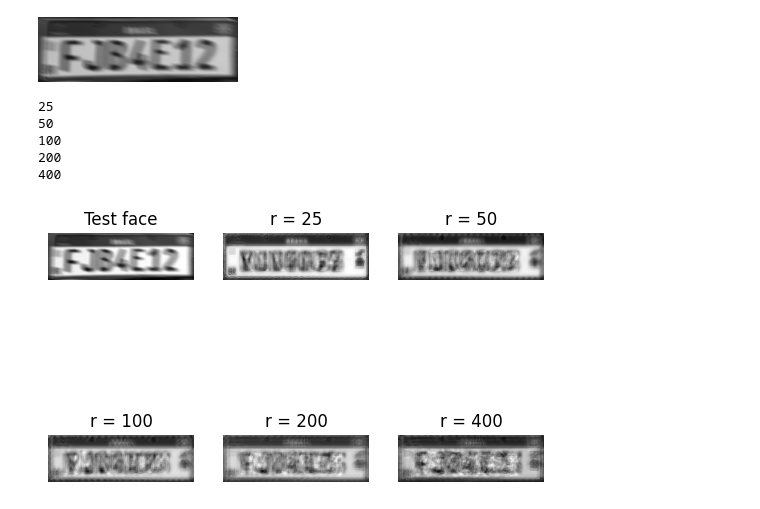
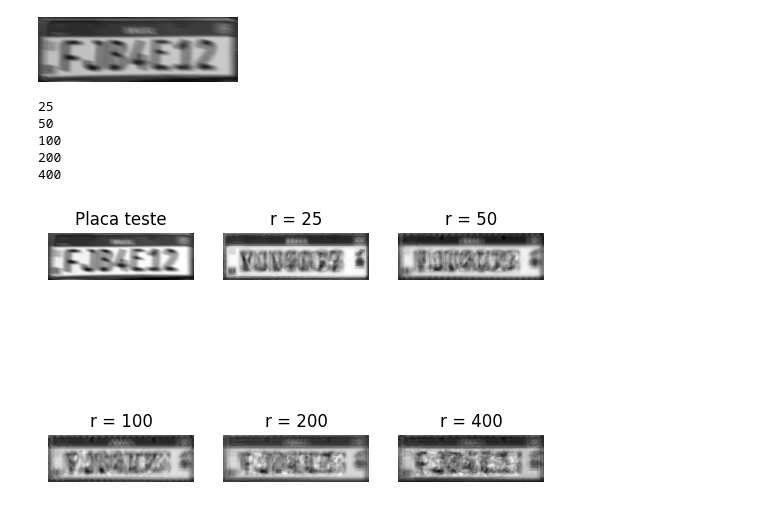
Before and after one commit to Salies/posmac-alcd, a Jupyter notebook: Aula 3 (Condicionamento e PCA)/placas_pca.ipynb, the cells around one changed output. Saved outputs shown, nothing was run; the diff lists cells and outputs as text; code cells hidden in the pictures.

```diff
--- a/Aula 3 (Condicionamento e PCA)/placas_pca.ipynb
+++ b/Aula 3 (Condicionamento e PCA)/placas_pca.ipynb
@@ -60,7 +90,7 @@ fig, axs = plt.subplots(2, 3)
 
 # plot test face
 axs[0, 0].imshow(np.reshape(testFace,(m,n)), cmap='gray')
-axs[0, 0].set_title('placa teste')
+axs[0, 0].set_title('Placa teste')
 axs[0, 0].axis('off')
 
 for i, ax in enumerate(axs.flat[1:]):
@@ -98,7 +128,7 @@ fig, axs = plt.subplots(2, 3)
 
 # plot test face
 axs[0, 0].imshow(np.reshape(test_im,(m,n)), cmap='gray')
-axs[0, 0].set_title('Test face')
+axs[0, 0].set_title('Placa teste')
 axs[0, 0].axis('off')
 
 for i, ax in enumerate(axs.flat[1:]):
@@ -131,29 +161,29 @@ test_im2
 # %%
 test_im2 = np.array(test_im2).flatten()
 test_im2_ms = test_im2 - avgFace
 
 r_list = [25, 50, 100, 200, 400]
 # create 2x4 grid
 fig, axs = plt.subplots(2, 3)
 
 # plot test face
 axs[0, 0].imshow(np.reshape(test_im2,(m,n)), cmap='gray')
-axs[0, 0].set_title('Test face')
+axs[0, 0].set_title('Placa teste')
 axs[0, 0].axis('off')
 
 for i, ax in enumerate(axs.flat[1:]):
     r = r_list[i]
     print(r)
     reconFace = avgFace + U[:,:r] @ U[:,:r].T @ test_im2_ms
     faceshow = np.reshape(reconFace,(m,n))
     ax.imshow(faceshow, cmap='gray')
     ax.set_title('r = ' + str(r))
     ax.axis('off')
 plt.show()
 # %% [output]
 25
 50
 100
 200
 400
-[figure, old version]
+[figure, new version]
```
Also changed, not shown: parts of 10 cells of this notebook, 1 other file.
